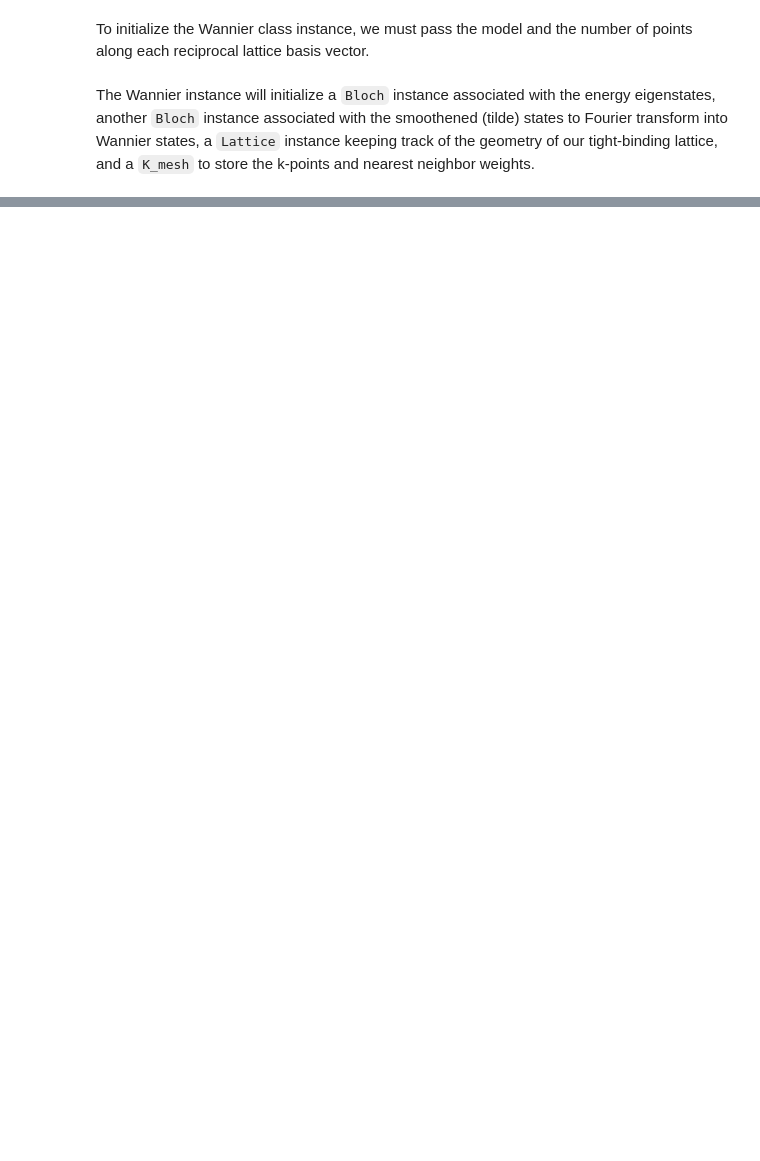
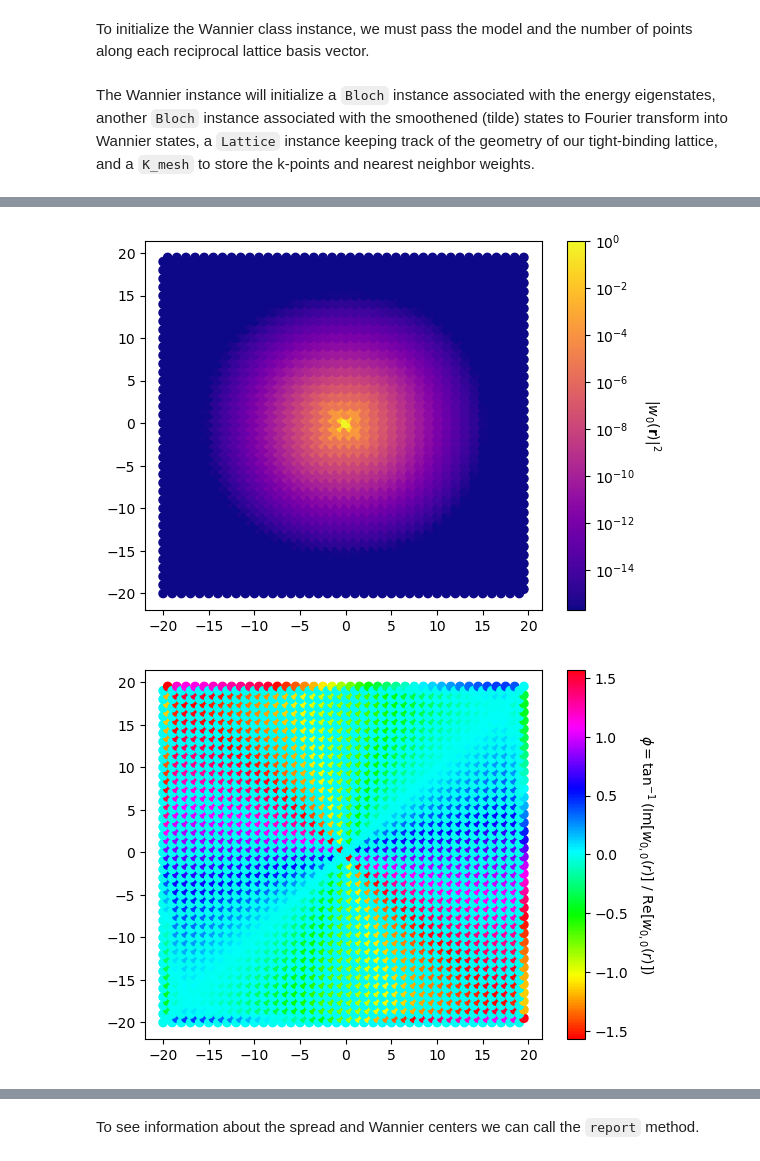
Before and after one commit to treycole/WanPy, a Jupyter notebook: tutorials/Wannier.ipynb, the cells around one changed output, grey strips where cells are left out. Drawn from its saved outputs; the diff is of its cells as text; code cells hidden in the pictures; blank space fills up the shorter version.

Commit message:
Wannier tutorial

```diff
--- a/tutorials/Wannier.ipynb
+++ b/tutorials/Wannier.ipynb
@@ -87,0 +127,5 @@ AttributeError: 'Wannier' object has no attribute 'energy_eigenstates'
+# %%
+fig, ax = WF.plot(0, plot_decay=True, plot_phase=True)
+# %% [output]
+[figure, added]
+[figure, added]
@@ -87,0 +133,2 @@ AttributeError: 'Wannier' object has no attribute 'energy_eigenstates'
+# %% [markdown]
+To see information about the spread and Wannier centers we can call the `report` method.
```
Also changed, not shown: parts of 14 cells of this notebook.
